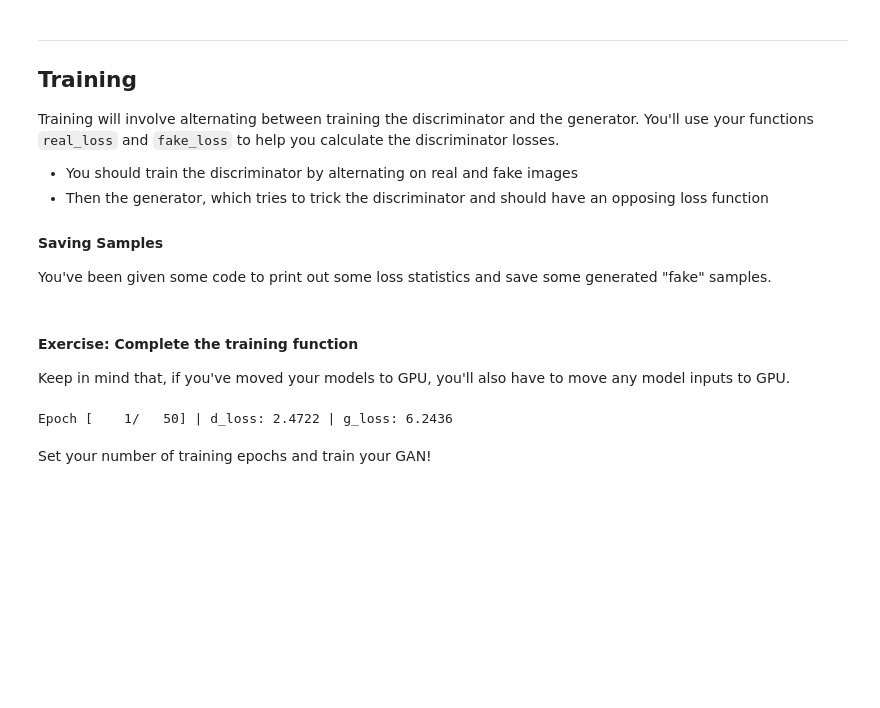
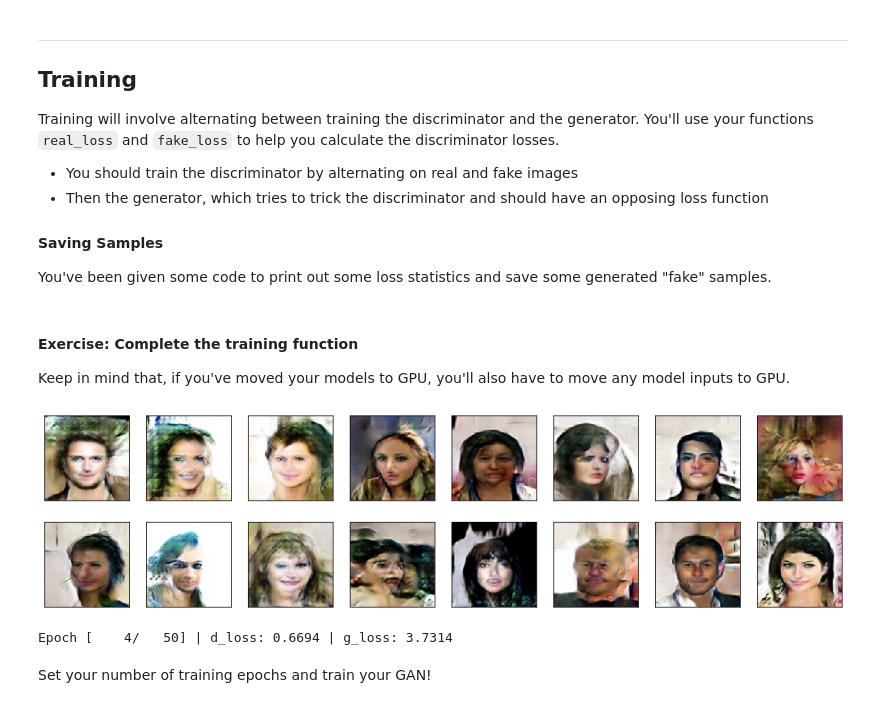
Before and after one commit to kirilcvetkov92/Face-Generation-DCGAN, a Jupyter notebook: dlnd_face_generation.ipynb, the cells around one changed output. Cells and saved outputs as stored; diff of their text form; code cells hidden in the pictures; blank space fills up the shorter version.

```diff
--- a/dlnd_face_generation.ipynb
+++ b/dlnd_face_generation.ipynb
@@ -359,7 +372,7 @@ Tests Passed
 # %%
-a = torch.randn(30, 25, dtype=torch.float)
+a = torch.randn(100, 100, dtype=torch.float)
 print(a.size())
-s = Generator(25, 10, imageSize=32)
+s = Generator(100, 128, imageSize=128)
 
 c = s(a)
 print(c.size())
@@ -438,7 +452,7 @@ def build_network(d_conv_dim, g_conv_dim, z_size):
 #### Exercise: Define model hyperparameters
 # %%
 # Define model hyperparams
-d_conv_dim = 128
+d_conv_dim = 64
 g_conv_dim = 128
 z_size = 100
 
@@ -506,7 +523,7 @@ def real_loss(D_out, smooth=False):
     # label smoothing
     if smooth:
         # smooth, real labels = 0.9
-        labels = torch.ones(batch_size)*0.9
+        labels = torch.ones(batch_size)*np.random.uniform(0.9, 1)
     else:
         labels = torch.ones(batch_size) # real labels = 1
     # move labels to GPU if available
@@ -547,3 +659,15 @@ g_optimizer = optim.Adam(G.parameters(), lr, [beta1, beta2])
+# %%
+# helper function for viewing a list of passed in sample images
+def view_samples_G(samples):
+    fig, axes = plt.subplots(figsize=(16,4), nrows=2, ncols=8, sharey=True, sharex=True)
+    for ax, img in zip(axes.flatten(), samples):
+        img = img.detach().cpu().numpy()
+        img = np.transpose(img, (1, 2, 0))
+        img = ((img + 1)*255 / (2)).astype(np.uint8)
+        ax.xaxis.set_visible(False)
+        ax.yaxis.set_visible(False)
+        im = ax.imshow(img.reshape((128,128,3)))
+    plt.show()
 # %% [markdown]
 ---
 ## Training
@@ -563,6 +687,7 @@ You've been given some code to print out some loss statistics and save some gene
 Keep in mind that, if you've moved your models to GPU, you'll also have to move any model inputs to GPU.
 # %%
 import pickle as pkl
+from IPython.display import clear_output
 
 # training hyperparams
 num_epochs = 50
@@ -571,7 +696,7 @@ num_epochs = 50
 samples = []
 losses = []
 
-print_every = 300
+print_every = 50
 
 # Get some fixed data for sampling. These are images that are held
 # constant throughout training, and allow us to inspect the model's performance
@@ -583,6 +708,9 @@ fixed_z = torch.from_numpy(fixed_z).float()
 for epoch in range(num_epochs):
 
     for batch_i, (real_images, _) in enumerate(celeba_train_loader):
+
+        scheduler_d.step()
+        scheduler_g.step()
 
         batch_size = real_images.size(0)
 
@@ -600,8 +728,9 @@ for epoch in range(num_epochs):
         # Compute the discriminator losses on real images
         if train_on_gpu:
             real_images = real_images.cuda()
+        #print(real_images.size())
+        D_real = D(real_images)
 
-        D_real = D(real_images)
         d_real_loss = real_loss(D_real, smooth=True)
 
         # 2. Train with fake images
@@ -618,7 +747,8 @@ for epoch in range(num_epochs):
         D_fake = D(fake_images)
         d_fake_loss = fake_loss(D_fake)
 
-        # add up loss and perform backprop
+        #if g_loss<9:
+            # add up loss and perform backprop
         d_loss = d_real_loss + d_fake_loss
         d_loss.backward()
         d_optimizer.step()
@@ -631,45 +761,56 @@ for epoch in range(num_epochs):
 
         # 1. Train with fake images and flipped labels
 
         # Generate fake images
         z = np.random.uniform(-1, 1, size=(batch_size, z_size))
         z = torch.from_numpy(z).float()
         if train_on_gpu:
             z = z.cuda()
         fake_images = G(z)
         # Compute the discriminator losses on fake images
         # using flipped labels!
         D_fake = D(fake_images)
         g_loss = real_loss(D_fake) # use real loss to flip labels
 
+
         # perform backprop
         g_loss.backward()
         g_optimizer.step()
 
         # Print some loss stats
         if batch_i % print_every == 0:
             # append discriminator loss and generator loss
             losses.append((d_loss.item(), g_loss.item()))
             # print discriminator and generator loss
+
+
+            G.eval() # for generating samples
+            if train_on_gpu:
+                fixed_z = fixed_z.cuda()
+            samples_z = G(fixed_z)
+            clear_output()
+            view_samples_G(samples_z)
             print('Epoch [{:5d}/{:5d}] | d_loss: {:6.4f} | g_loss: {:6.4f}'.format(
                     epoch+1, num_epochs, d_loss.item(), g_loss.item()))
+            G.train() # back to training mode
+
+
+    torch.save(D, 'd7_'+str(epoch)+'.pt')
+    torch.save(G, 'g7_'+str(epoch)+'.pt')
+
 
 
     ## AFTER EACH EPOCH##
     # generate and save sample, fake images
-    G.eval() # for generating samples
-    if train_on_gpu:
-        fixed_z = fixed_z.cuda()
-    samples_z = G(fixed_z)
-    samples.append(samples_z)
-    G.train() # back to training mode
-
-
-# Save training generator samples
-with open('train_samples.pkl', 'wb') as f:
-    pkl.dump(samples, f)
+#     G.eval() # for generating samples
+#     if train_on_gpu:
+#         fixed_z = fixed_z.cuda()
+#     samples_z = G(fixed_z)
+#     samples.append(samples_z)
+#     G.train() # back to training mode
 # %% [output]
+[figure, added]
-Epoch [    1/   50] | d_loss: 2.4722 | g_loss: 6.2436
+Epoch [    4/   50] | d_loss: 0.6694 | g_loss: 3.7314
 # %% [markdown]
 Set your number of training epochs and train your GAN!
 # %%
```
Also changed, not shown: parts of 22 cells of this notebook.
